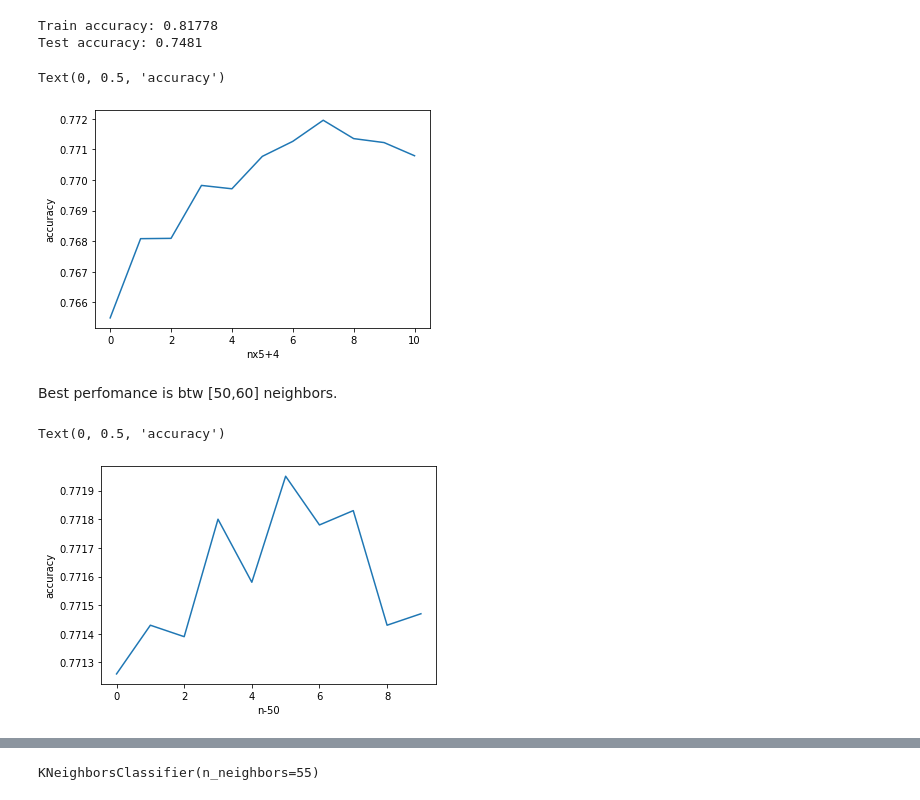
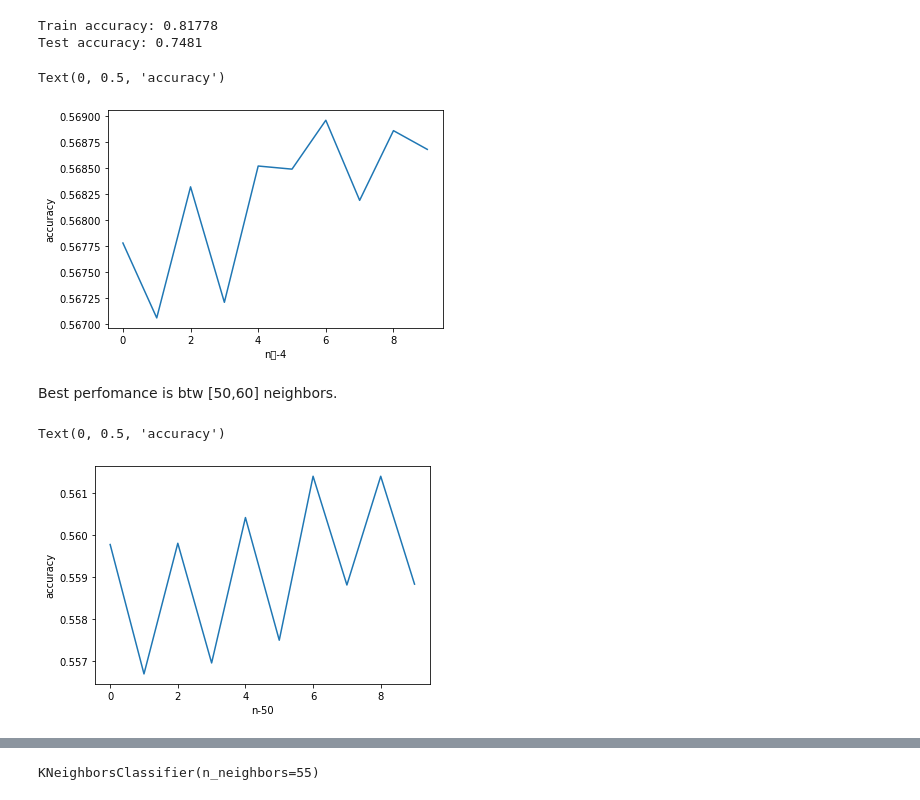
Before and after one commit to WioWio/ML-intro-Wio-2, a Jupyter notebook: hw_classification.ipynb, the cells around one changed output, grey strips where cells are left out. Saved outputs shown, nothing was run; the diff lists cells and outputs as text; code cells hidden in the pictures.

```diff
--- a/hw_classification.ipynb
+++ b/hw_classification.ipynb
@@ -837,7 +837,7 @@ Train accuracy: 0.81778
 Test accuracy: 0.7481
 # %%
 acc_hist=[]
-for n in range(4,15):
+for n in range(30,40):
     t_model = KNeighborsClassifier(n_neighbors=n*5, weights='uniform')
     acc_hist.append(cross_check(t_model,X,y,prt=False))
 plt.plot(acc_hist)
@@ -845,20 +845,20 @@ plt.xlabel('n\5-4')
 plt.ylabel('accuracy')
 # %% [output]
 Text(0, 0.5, 'accuracy')
-[figure, old version]
+[figure, new version]
 # %% [markdown]
 Best perfomance is btw [50,60] neighbors.
 # %%
 acc_hist=[]
-for n in range(50,60):
+for n in range(70,80):
     t_model = KNeighborsClassifier(n_neighbors=n, weights='uniform')
     acc_hist.append(cross_check(t_model,X,y,prt=False))
 plt.plot(acc_hist)
 plt.xlabel('n-50')
 plt.ylabel('accuracy')
 # %% [output]
 Text(0, 0.5, 'accuracy')
-[figure, old version]
+[figure, new version]
 # %%
 t_model = KNeighborsClassifier(n_neighbors=55, weights='uniform')
 cross_check(t_model,X,y)
```
Also changed, not shown: parts of 2 cells of this notebook.
